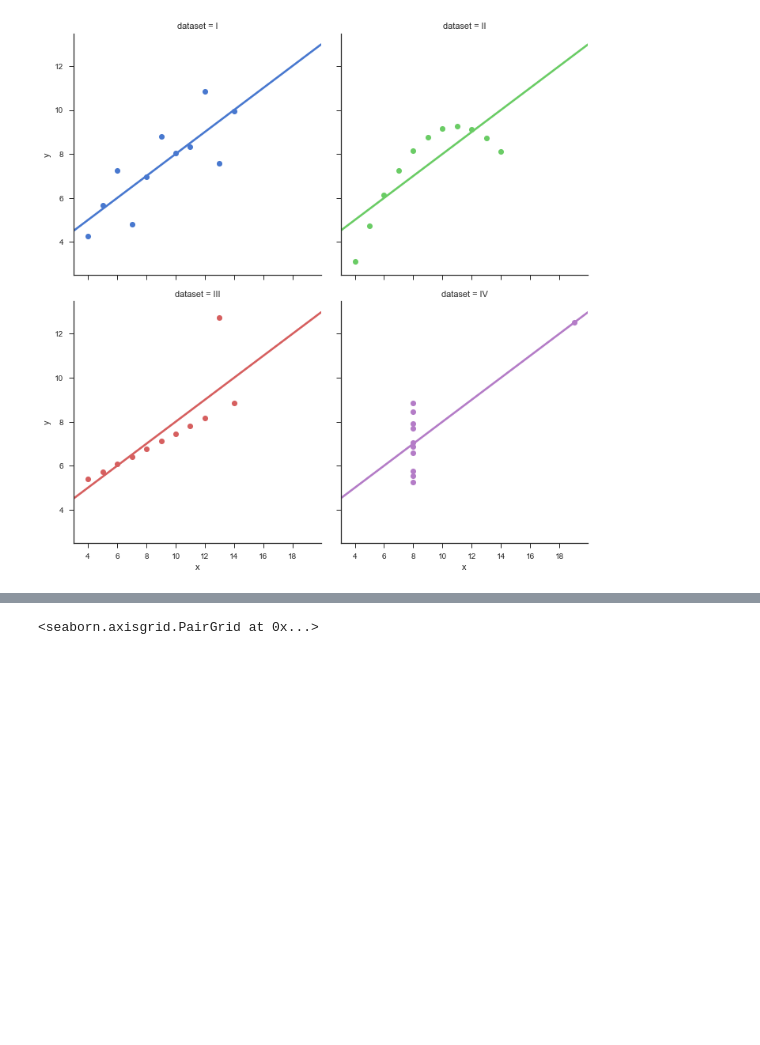
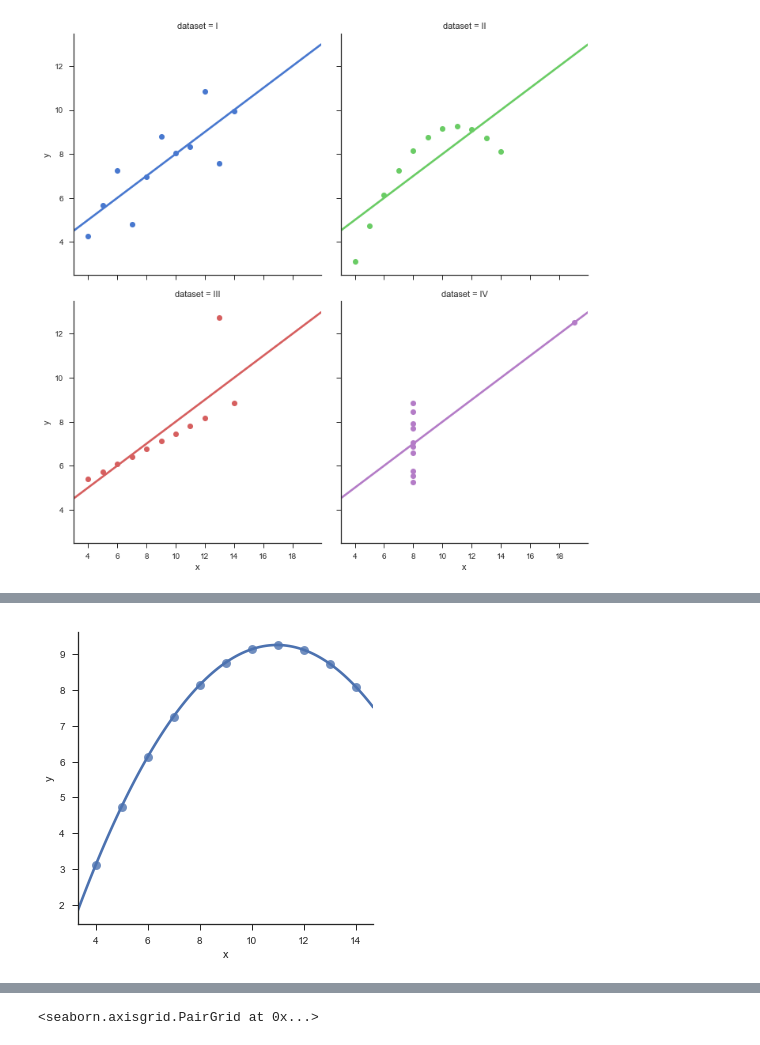
Before and after one commit to peterdt713/Fundamentals_Data_Analysis_Assignment, a Jupyter notebook: Anscombe’s quartet dataset - Research.ipynb, the cells around one changed output, grey strips where cells are left out. Saved outputs shown, nothing was run; the diff lists cells and outputs as text; code cells hidden in the pictures; blank space fills up the shorter version.

Commit message:
Stats & Graph Stage 2

```diff
--- a/Anscombe’s quartet dataset - Research.ipynb
+++ b/Anscombe’s quartet dataset - Research.ipynb
@@ -94,0 +99,6 @@ sns.lmplot(x="x", y="y", col="dataset", hue="dataset", data=df,
+# %%
+# polynomial regression model to explore nonlinear trends in the dataset II
+sns.lmplot(x="x", y="y", data=df.query("dataset == 'II'"),
+           order=2, ci=None, scatter_kws={"s": 80});
+# %% [output]
+[figure, added]
```
Also changed, not shown: parts of 5 cells of this notebook.
